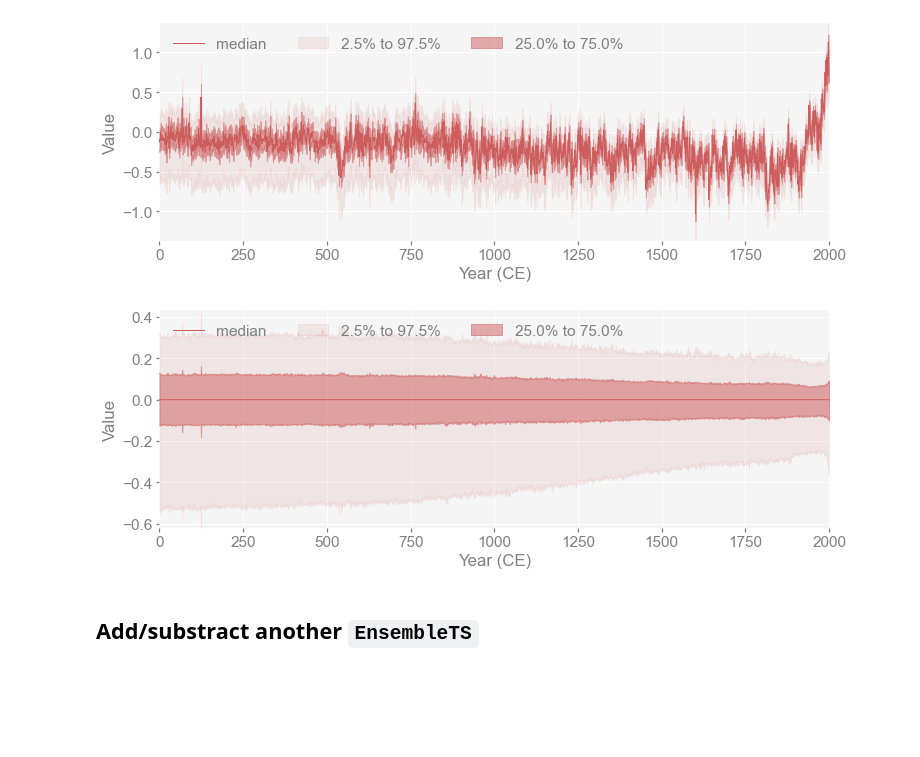
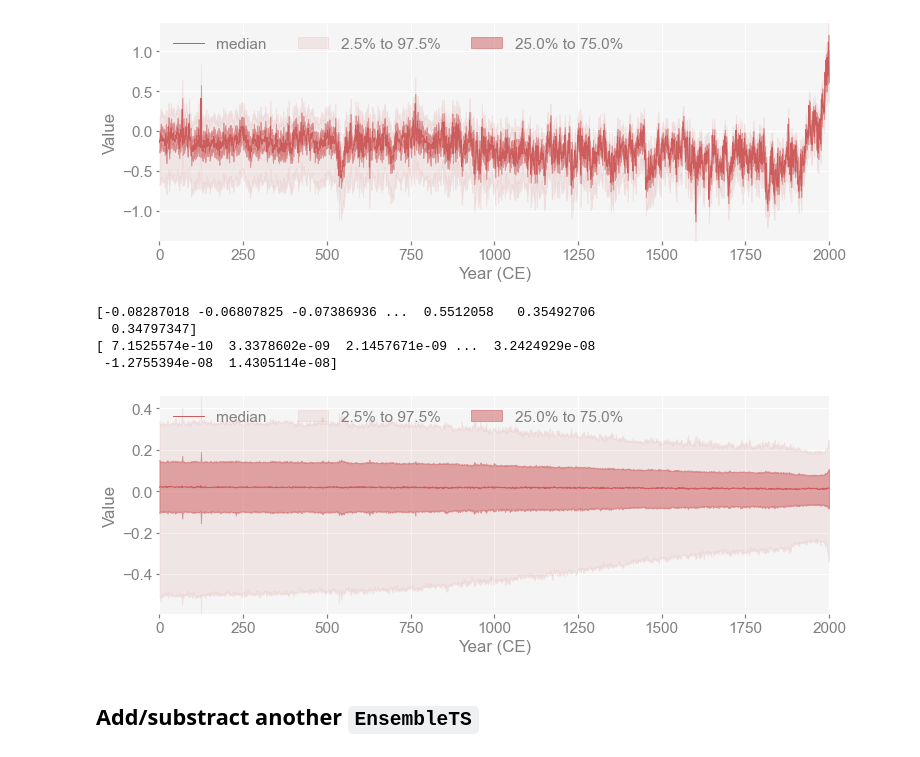
Before and after one commit to LinkedEarth/pens, a Jupyter notebook: docsrc/notebooks/operators.ipynb, the cells around one changed output. Cells and saved outputs as stored; diff of their text form; code cells hidden in the pictures; blank space fills up the shorter version.

```diff
--- a/docsrc/notebooks/operators.ipynb
+++ b/docsrc/notebooks/operators.ipynb
@@ -44,10 +41,16 @@ fig, ax = altered_ens.plot_qs()
 # %% [output]
 [figure]
 # %%
-altered_ens = ens_LMR - ens_LMR.median
+altered_ens = ens_LMR - ens_LMR.mean
 fig, ax = altered_ens.plot_qs()
+print(ens_LMR.mean)
+print(altered_ens.mean)
 # %% [output]
+[-0.08287018 -0.06807825 -0.07386936 ...  0.5512058   0.35492706
+  0.34797347]
+[ 7.1525574e-10  3.3378602e-09  2.1457671e-09 ...  3.2424929e-08
+ -1.2755394e-08  1.4305114e-08]
-[figure, old version]
+[figure, new version]
 # %% [markdown]
 ## Add/substract another `EnsembleTS`
 # %%
```
Also changed, not shown: parts of 12 cells of this notebook, 1 other file.
